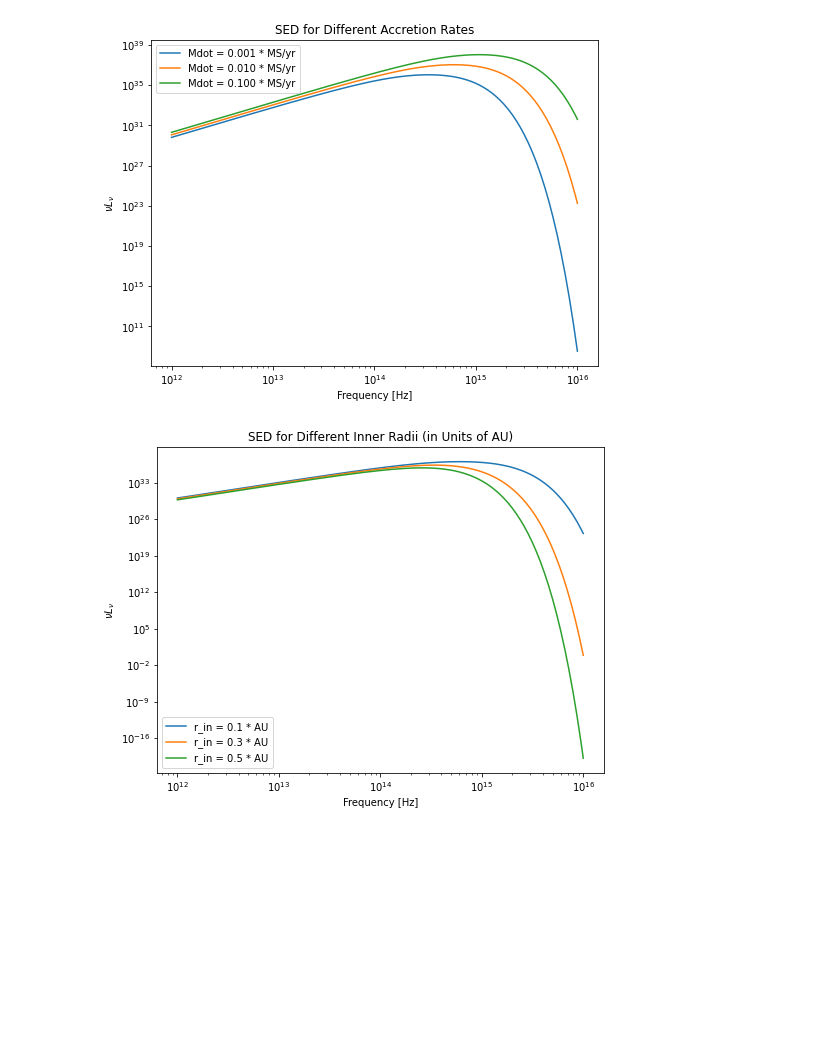
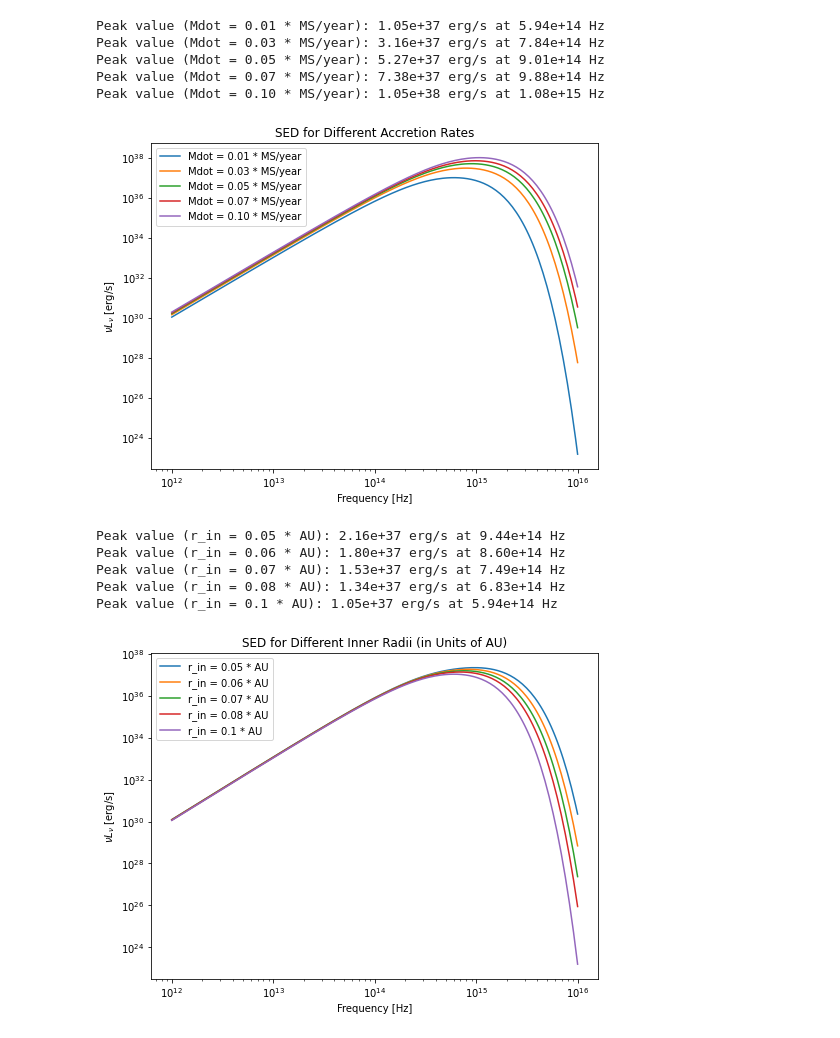
Before and after one commit to clvaneck/DAComputingProject, a Jupyter notebook: CS3.ipynb, the cells around one changed output. Saved outputs shown, nothing was run; the diff lists cells and outputs as text; code cells hidden in the pictures; blank space fills up the shorter version.

```diff
--- a/CS3.ipynb
+++ b/CS3.ipynb
@@ -34,12 +34,12 @@ d = DiskRadialModel(mstar=MBH, rin=r_in, rout=r_out, alpha=alpha)
 d.make_disk_from_m_pl(mdisk=0.01 * MBH)
 
 # Define the end time and number of time steps for the simulation
-t_end = 1.5e5 * year
+t_end = 1.5e100 * year
 ntime = 100
 time = t_end ** (np.linspace(0, 1, ntime + 1))
 
 # Set the mean opacity model and compute initial mean opacity
-d.meanopacitymodel = ['kramer']
+d.meanopacitymodel = ['es']
 d.compute_mean_opacity()
 
 # Evolve the disk model over the defined time steps
@@ -147,7 +171,7 @@ def compute_spectrum(MBH, rin, Mdot):
     time_arr = t_end ** (np.linspace(0, 1, ntime + 1))
 
     # Set the mean opacity model and compute initial mean opacity
-    d.meanopacitymodel = ['kramer']
+    d.meanopacitymodel = ['es']
     d.compute_mean_opacity()
 
     # Evolve the disk model over the defined time steps
@@ -190,41 +214,53 @@ def compute_spectrum(MBH, rin, Mdot):
     return nu, nuLnu
 # %%
 # Sweep over different mass accretion rates (Mdot)
-mdot_list = [0.001, 0.01, 0.1]  # List of mass accretion rates to test
+mdot_list = [0.01, 0.03, 0.05, 0.07, 0.1]  # List of mass accretion rates to test
 plt.figure(figsize=(8, 6))  # Create a new figure for plotting
 
 # Loop over each mass accretion rate
 for fac in mdot_list:
-    current_mdot = fac * MS / year  # Convert mass accretion rate to cgs units
+    current_mdot = fac * MS/year  # Convert mass accretion rate to cgs units
     nu, nuLnu = compute_spectrum(MBH, r_in, current_mdot)  # Compute the spectrum for the current parameters
-    plt.loglog(nu, nuLnu, label=f"Mdot = {fac:.3f} * MS/yr")  # Plot the spectrum with a label
+    print(f"Peak value (Mdot = {fac:.2f} * MS/year): {np.max(nuLnu):.2e} erg/s at {nu[np.argmax(nuLnu)]:.2e} Hz")
+    plt.loglog(nu, nuLnu, label=f"Mdot = {fac:.2f} * MS/year")  # Plot the spectrum with a label
 
 # Add labels and title to the plot
 plt.xlabel("Frequency [Hz]")
-plt.ylabel(r"$\nu L_\nu$")
+plt.ylabel(r"$\nu L_\nu$ [erg/s]")
 plt.title("SED for Different Accretion Rates")
 plt.legend()  # Add a legend to the plot
 plt.show()  # Display the plot
 # %% [output]
+Peak value (Mdot = 0.01 * MS/year): 1.05e+37 erg/s at 5.94e+14 Hz
+Peak value (Mdot = 0.03 * MS/year): 3.16e+37 erg/s at 7.84e+14 Hz
+Peak value (Mdot = 0.05 * MS/year): 5.27e+37 erg/s at 9.01e+14 Hz
+Peak value (Mdot = 0.07 * MS/year): 7.38e+37 erg/s at 9.88e+14 Hz
+Peak value (Mdot = 0.10 * MS/year): 1.05e+38 erg/s at 1.08e+15 Hz
-[figure, old version]
+[figure, new version]
 # %%
 # Sweep over different inner radii defined as multiples of AU
-factor_list = [0.1, 0.3, 0.5]  # List of factors to multiply with AU
+factor_list = [0.05, 0.06, 0.07, 0.08, 0.1]  # List of factors to multiply with AU
 plt.figure(figsize=(8, 6))  # Create a new figure for plotting
 
 # Loop over each factor
 for factor in factor_list:
     current_rin = factor * AU  # Calculate the current inner radius
     nu, nuLnu = compute_spectrum(MBH, current_rin, Mdot)  # Compute the spectrum for the current parameters
+    print(f"Peak value (r_in = {factor} * AU): {np.max(nuLnu):.2e} erg/s at {nu[np.argmax(nuLnu)]:.2e} Hz")
     plt.loglog(nu, nuLnu, label=f"r_in = {factor} * AU")  # Plot the spectrum with a label
 
 # Add labels and title to the plot
 plt.xlabel("Frequency [Hz]")
-plt.ylabel(r"$\nu L_\nu$")
+plt.ylabel(r"$\nu L_\nu$ [erg/s]")
 plt.title("SED for Different Inner Radii (in Units of AU)")
 plt.legend()  # Add a legend to the plot
 plt.show()  # Display the plot
 # %% [output]
+Peak value (r_in = 0.05 * AU): 2.16e+37 erg/s at 9.44e+14 Hz
+Peak value (r_in = 0.06 * AU): 1.80e+37 erg/s at 8.60e+14 Hz
+Peak value (r_in = 0.07 * AU): 1.53e+37 erg/s at 7.49e+14 Hz
+Peak value (r_in = 0.08 * AU): 1.34e+37 erg/s at 6.83e+14 Hz
+Peak value (r_in = 0.1 * AU): 1.05e+37 erg/s at 5.94e+14 Hz
-[figure, old version]
+[figure, new version]
 # %%
 # Sweep over different black hole masses
```
Also changed, not shown: parts of 10 cells of this notebook, 2 other files.
